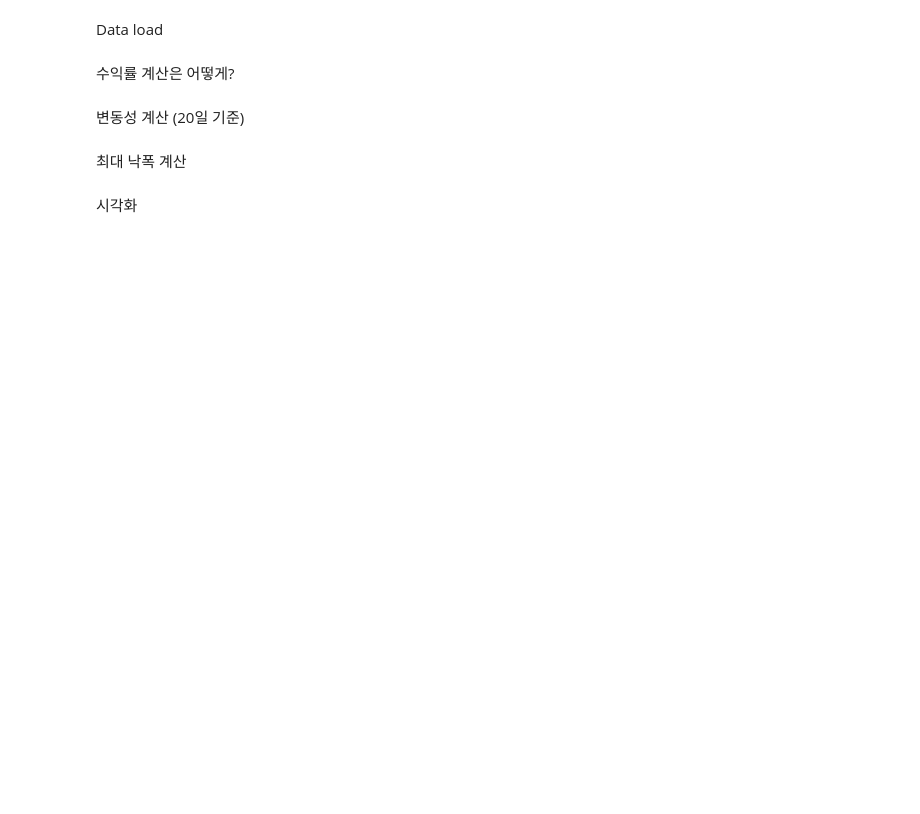
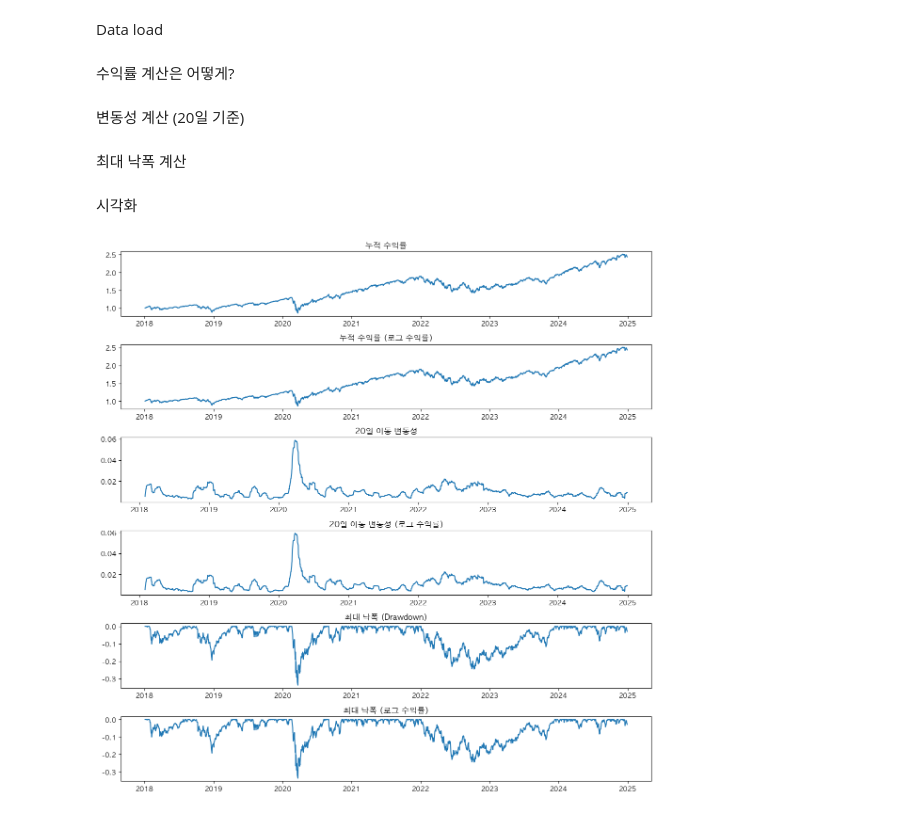
Before and after one commit to dea980/ETF-risk-forcasting, a Jupyter notebook: eda/eda_volatility_drawdown_return.ipynb, the cells around one changed output. Drawn from its saved outputs; the diff is of its cells as text; code cells hidden in the pictures; blank space fills up the shorter version.

```diff
--- a/eda/eda_volatility_drawdown_return.ipynb
+++ b/eda/eda_volatility_drawdown_return.ipynb
@@ -15,2 +19,6 @@ df.set_index("date", inplace=True)
+# %%
+## based on data/processed/SPY_2018-01-01_2024-12-31_log_return.csv
+SPY_df = pd.read_csv("/Users/daeyeop/Desktop/ETF-risk-forcasting/data/processed/SPY_2018-01-01_2024-12-31_log_return.csv", parse_dates=["Date"])
+SPY_df.set_index("Date", inplace=True)
 # %% [markdown]
 수익률 계산은 어떻게?
@@ -20,30 +25,60 @@ df["cum_return"] = (1 + df["return"]).cumprod()
+# %%
+# 누적 수익률 계산 (그냥 수익률)
+SPY_df["cum_return"] = (1 + SPY_df["Return"]).cumprod()
+# 누적 수익률 계산 (로그 수익률)
+SPY_df["cum_log_return"] = np.exp(SPY_df["Log_Return"].cumsum())
 # %% [markdown]
 변동성 계산 (20일 기준)
 # %%
 # 변동성 계산 (20일 기준)
-df["volatility"] = df["return"].rolling(window=20).std()
+SPY_df["volatility"] = SPY_df["Return"].rolling(window=20).std()
+# 변동성 계산 (로그 수익률)
+SPY_df["volatility_log_return"] = SPY_df["Log_Return"].rolling(window=20).std()
 # %% [markdown]
 최대 낙폭 계산
 # %%
 # 최대 낙폭 계산
-cum_max = df["cum_return"].cummax()
-df["drawdown"] = (df["cum_return"] - cum_max) / cum_max
+cum_max = SPY_df["cum_return"].cummax()
+SPY_df["drawdown"] = (SPY_df["cum_return"] - cum_max) / cum_max
+# 최대 낙폭 계산 (로그 수익률)
+cum_max_log_return = SPY_df["cum_log_return"].cummax()
+SPY_df["drawdown_log_return"] = (SPY_df["cum_log_return"] - cum_max_log_return) / cum_max_log_return
 # %% [markdown]
 시각화
 # %%
-# 시각화
-plt.figure(figsize=(12, 6))
-plt.subplot(3, 1, 1)
-plt.plot(df["cum_return"])
+plt.figure(figsize=(12, 12))
+
+# 누적 수익률
+plt.subplot(6, 1, 1)
+plt.plot(SPY_df["cum_return"])
 plt.title("누적 수익률")
 
-plt.subplot(3, 1, 2)
-plt.plot(df["volatility"])
+# 누적 수익률 (로그 수익률)
+plt.subplot(6, 1, 2)
+plt.plot(SPY_df["cum_log_return"])
+plt.title("누적 수익률 (로그 수익률)")
+
+# 변동성 수익률
+plt.subplot(6, 1, 3)
+plt.plot(SPY_df["volatility"])
 plt.title("20일 이동 변동성")
 
-plt.subplot(3, 1, 3)
-plt.plot(df["drawdown"])
+# 변동성 수익률 (로그 수익률)
+plt.subplot(6, 1, 4)
+plt.plot(SPY_df["volatility_log_return"])
+plt.title("20일 이동 변동성 (로그 수익률)")
+
+# 최대 낙폭
+plt.subplot(6, 1, 5)
+plt.plot(SPY_df["drawdown"])
 plt.title("최대 낙폭 (Drawdown)")
+
+# 최대 낙폭 (로그 수익률)
+plt.subplot(6, 1, 6)
+plt.plot(SPY_df["drawdown_log_return"])
+plt.title("최대 낙폭 (로그 수익률)")
 
 plt.tight_layout()
 plt.show()
+# %% [output]
+[figure, added]
```
Also changed, not shown: parts of 7 cells of this notebook, 12 other files.
